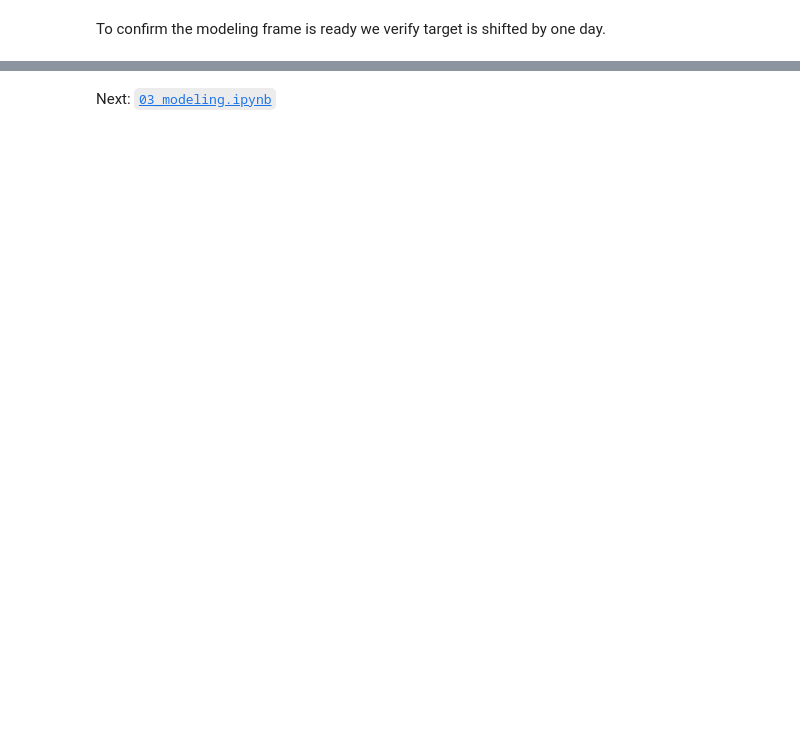
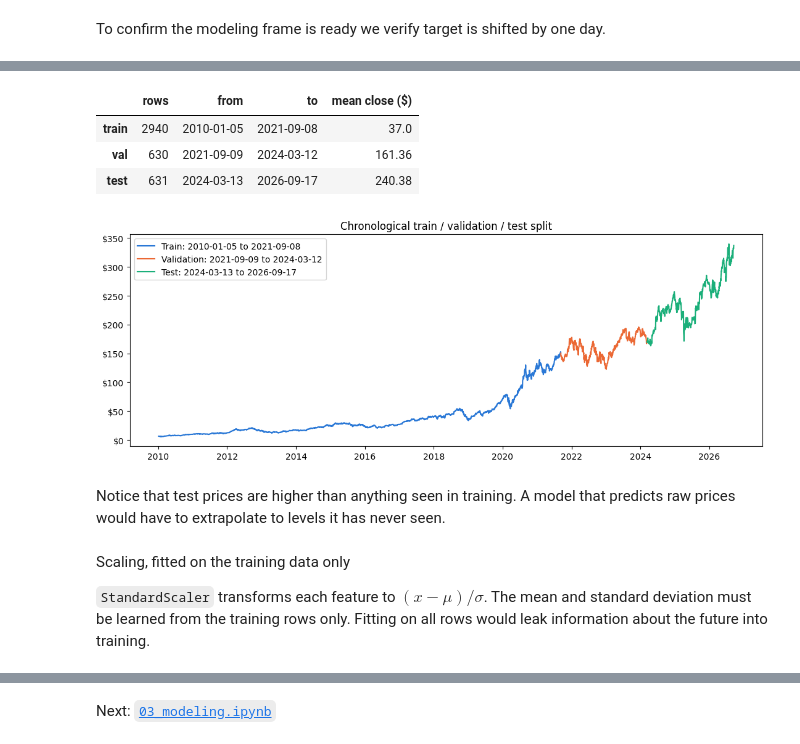
Before and after one commit to wences-psu/Stock_Price_DL, a Jupyter notebook: notebooks/02_data_preparation.ipynb, the cells around one changed output, grey strips where cells are left out. Drawn from its saved outputs; the diff is of its cells as text; code cells hidden in the pictures; blank space fills up the shorter version.

```diff
--- a/notebooks/02_data_preparation.ipynb
+++ b/notebooks/02_data_preparation.ipynb
@@ -133,0 +345,28 @@ AssertionError:
+# %%
+""" Split the modeling frame into train, validation, and test sets using chronological_split_indices() and split_frame()."""
+train_end, val_end = chronological_split_indices(len(frame))
+boundaries = {"train": (0, train_end), "val": (train_end, val_end), "test": (val_end, len(frame))}
+
+parts = split_frame(frame)
+pd.DataFrame({
+    name: {"rows": len(p), "from": p.index.min().date(), "to": p.index.max().date(),
+           "mean close ($)": round(p["Close"].mean(), 2)}
+    for name, p in parts.items()
+}).T
+# %% [output]
+|  | rows | from | to | mean close ($) |
+| train | 2940 | 2010-01-05 | 2021-09-08 | 37.0 |
+| val | 630 | 2021-09-09 | 2024-03-12 | 161.36 |
+| test | 631 | 2024-03-13 | 2026-09-17 | 240.38 |
+# %%
+""" Plot the timeline of the data splits """
+plotting.plot_split_timeline(frame, boundaries)
+plt.show()
+# %% [output]
+[figure, added]
+# %% [markdown]
+Notice that test prices are higher than anything seen in training. A model that predicts raw prices would have to extrapolate to levels it has never seen.
+# %% [markdown]
+Scaling, fitted on the training data only
+
+`StandardScaler` transforms each feature to $(x - \mu) / \sigma$. The mean and standard deviation must be learned from the training rows only. Fitting on all rows would leak information about the future into training.
```
Also changed, not shown: parts of 30 cells of this notebook, 9 other files.
